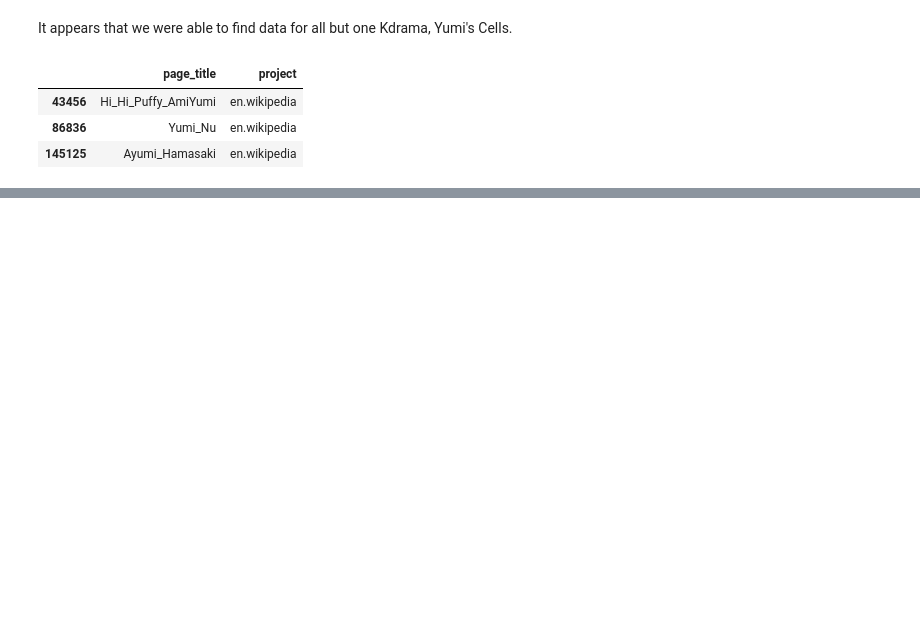
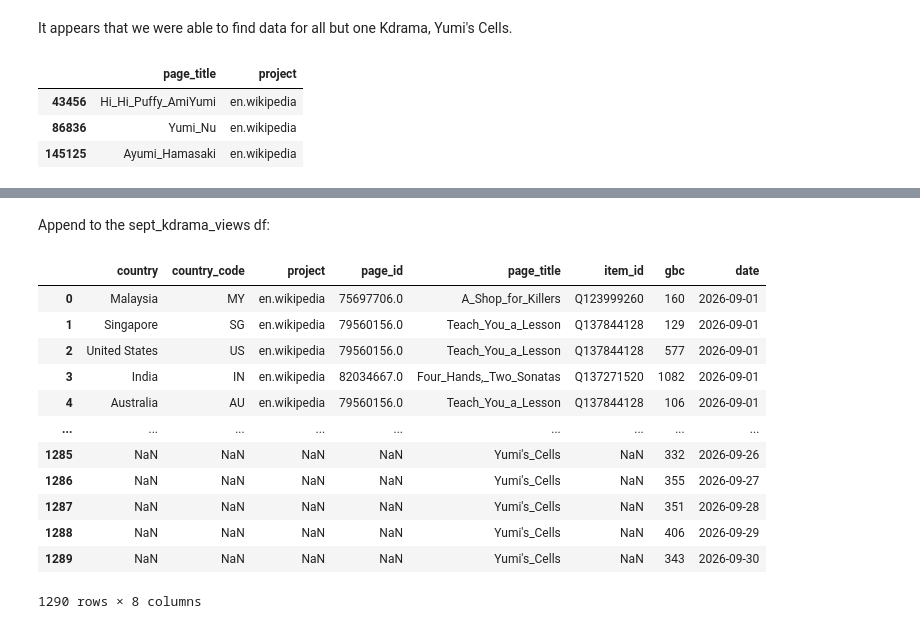
Before and after one commit to kellyc721/cs315-week5-wed, a Jupyter notebook: week5-wed-notebook.ipynb, the cells around one changed output, grey strips where cells are left out. Drawn from its saved outputs; the diff is of its cells as text; code cells hidden in the pictures; blank space fills up the shorter version.

```diff
--- a/week5-wed-notebook.ipynb
+++ b/week5-wed-notebook.ipynb
@@ -508,0 +489,9 @@ For some reason, it appaers that *Yumi's Cells* seems to not be included in the
+# %%
+yumi_data = p.article_views(
+    "en.wikipedia",
+    ["Yumi's_Cells"],
+    start="20260901",
+    end="20260930"
+)
+
+print(yumi_data)
@@ -508,0 +535,23 @@ For some reason, it appaers that *Yumi's Cells* seems to not be included in the
+# %% [markdown]
+Append to the sept_kdrama_views df:
+# %%
+sept_kdrama_views = pd.concat(
+    [sept_kdrama_views, yumi_long],
+    ignore_index=True
+)
+
+sept_kdrama_views
+# %% [output]
+|  | country | country_code | project | page_id | page_title | item_id | gbc | date |
+| 0 | Malaysia | MY | en.wikipedia | 75697706.0 | A_Shop_for_Killers | Q123999260 | 160 | 2026-09-01 |
+| 1 | Singapore | SG | en.wikipedia | 79560156.0 | Teach_You_a_Lesson | Q137844128 | 129 | 2026-09-01 |
+| 2 | United States | US | en.wikipedia | 79560156.0 | Teach_You_a_Lesson | Q137844128 | 577 | 2026-09-01 |
+| 3 | India | IN | en.wikipedia | 82034667.0 | Four_Hands,_Two_Sonatas | Q137271520 | 1082 | 2026-09-01 |
+| 4 | Australia | AU | en.wikipedia | 79560156.0 | Teach_You_a_Lesson | Q137844128 | 106 | 2026-09-01 |
+| ... | ... | ... | ... | ... | ... | ... | ... | ... |
+| 1285 | NaN | NaN | NaN | NaN | Yumi's_Cells | NaN | 332 | 2026-09-26 |
+| 1286 | NaN | NaN | NaN | NaN | Yumi's_Cells | NaN | 355 | 2026-09-27 |
+| 1287 | NaN | NaN | NaN | NaN | Yumi's_Cells | NaN | 351 | 2026-09-28 |
+| 1288 | NaN | NaN | NaN | NaN | Yumi's_Cells | NaN | 406 | 2026-09-29 |
+| 1289 | NaN | NaN | NaN | NaN | Yumi's_Cells | NaN | 343 | 2026-09-30 |
+1290 rows × 8 columns
```
Also changed, not shown: parts of 21 cells of this notebook, 1 other file.
